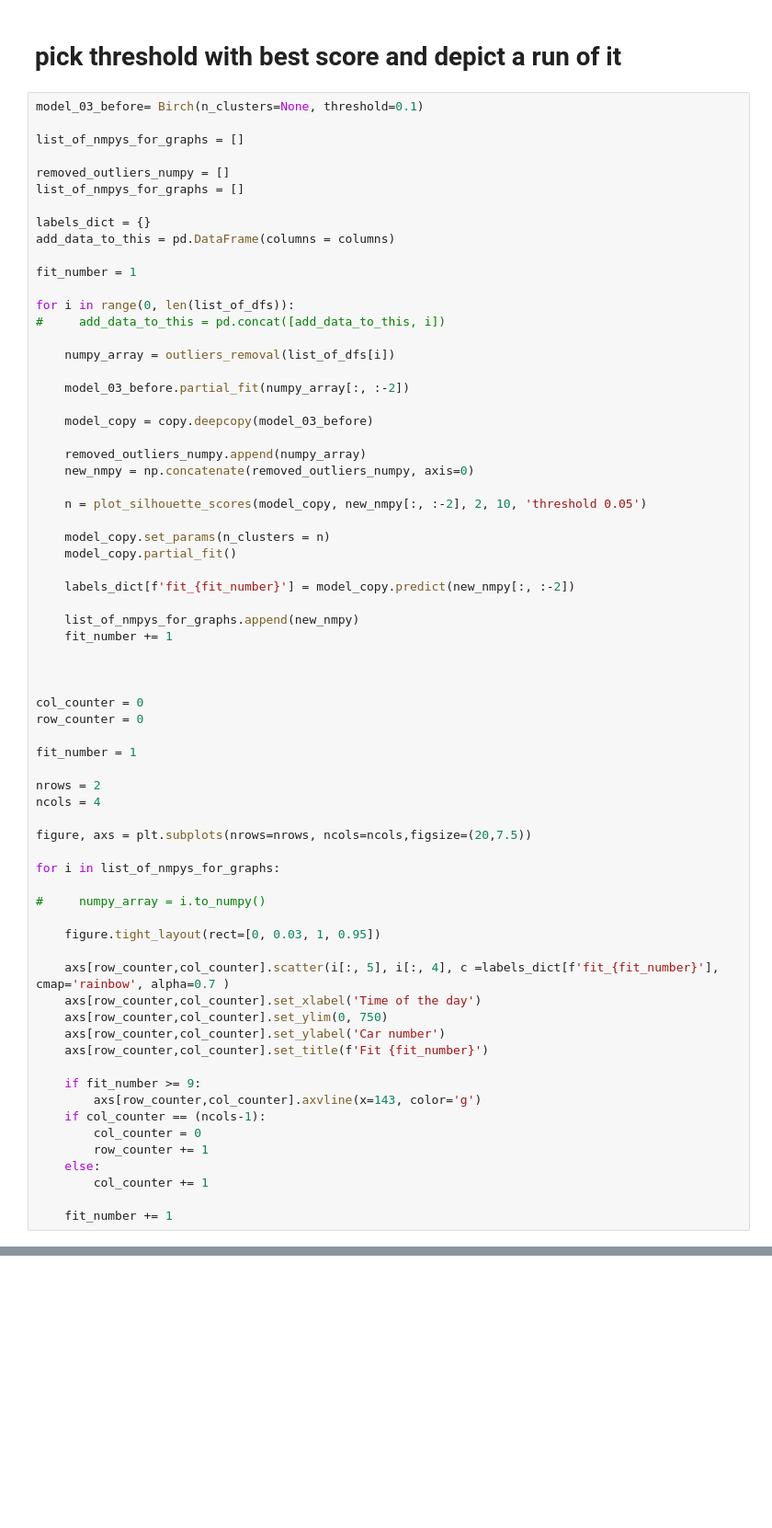
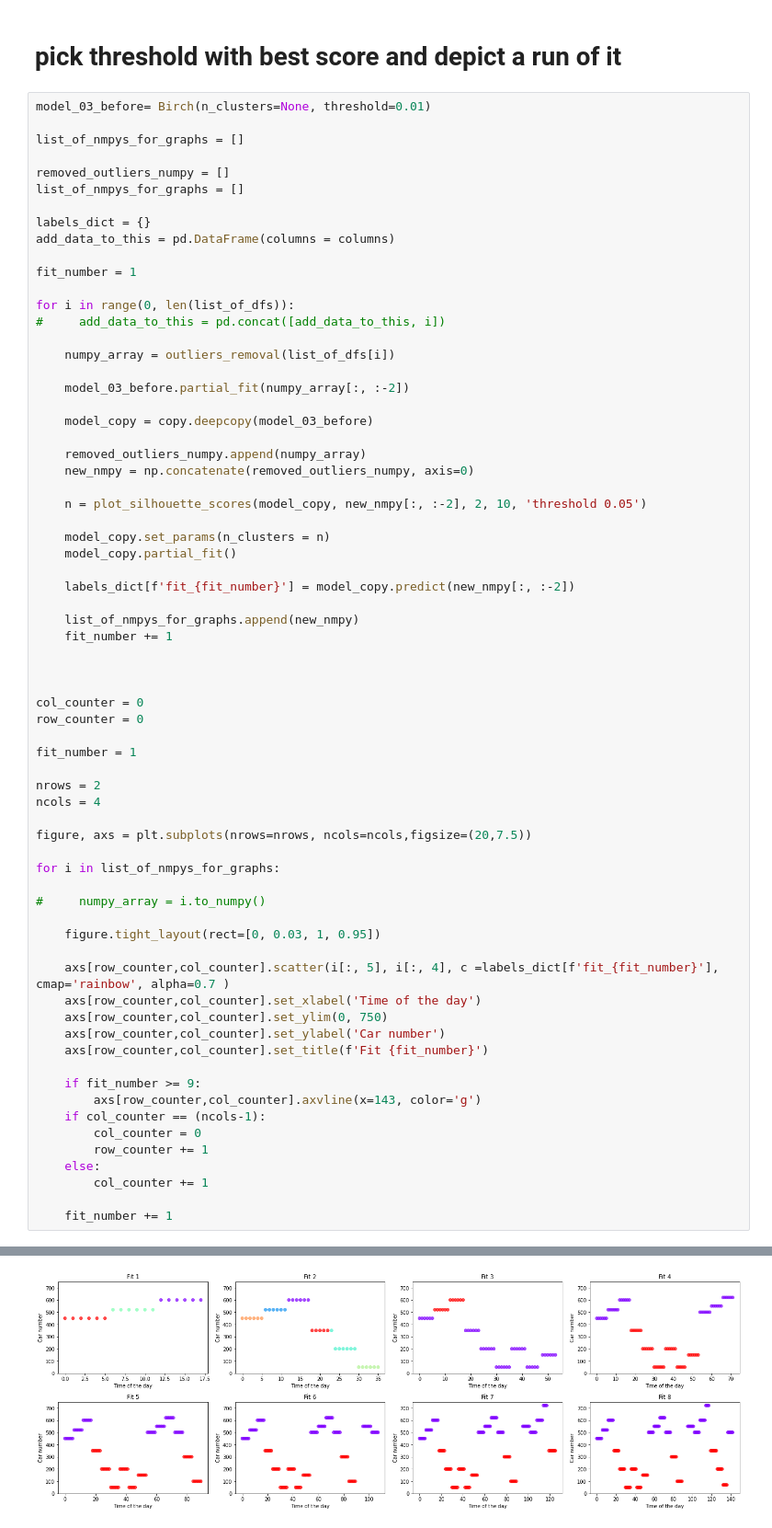
Before and after one commit to martaradzi/RTX, a Jupyter notebook: experiments/random_seed_42/bundle/Threshold check for minimum 2 clusters.ipynb, the cells around one changed output, grey strips where cells are left out. Shown at 92% size. Drawn from its saved outputs; the diff is of its cells as text; blank space fills up the shorter version.

```diff
--- a/experiments/random_seed_42/bundle/Threshold check for minimum 2 clusters.ipynb
+++ b/experiments/random_seed_42/bundle/Threshold check for minimum 2 clusters.ipynb
@@ -385,7 +385,7 @@ figure.tight_layout(rect=[0, 0.03, 1, 0.95])
 # %% [markdown]
 # pick threshold with best score and depict a run of it
 # %%
-model_03_before= Birch(n_clusters=None, threshold=0.1)
+model_03_before= Birch(n_clusters=None, threshold=0.01)
 
 list_of_nmpys_for_graphs = []
 
@@ -452,3 +452,4 @@ for i in list_of_nmpys_for_graphs:
         col_counter += 1
 
     fit_number += 1
+# %% [output]
@@ -454,0 +473 @@ for i in list_of_nmpys_for_graphs:
+[figure, added]
```
Also changed, not shown: parts of 5 cells of this notebook, 7 other files.
